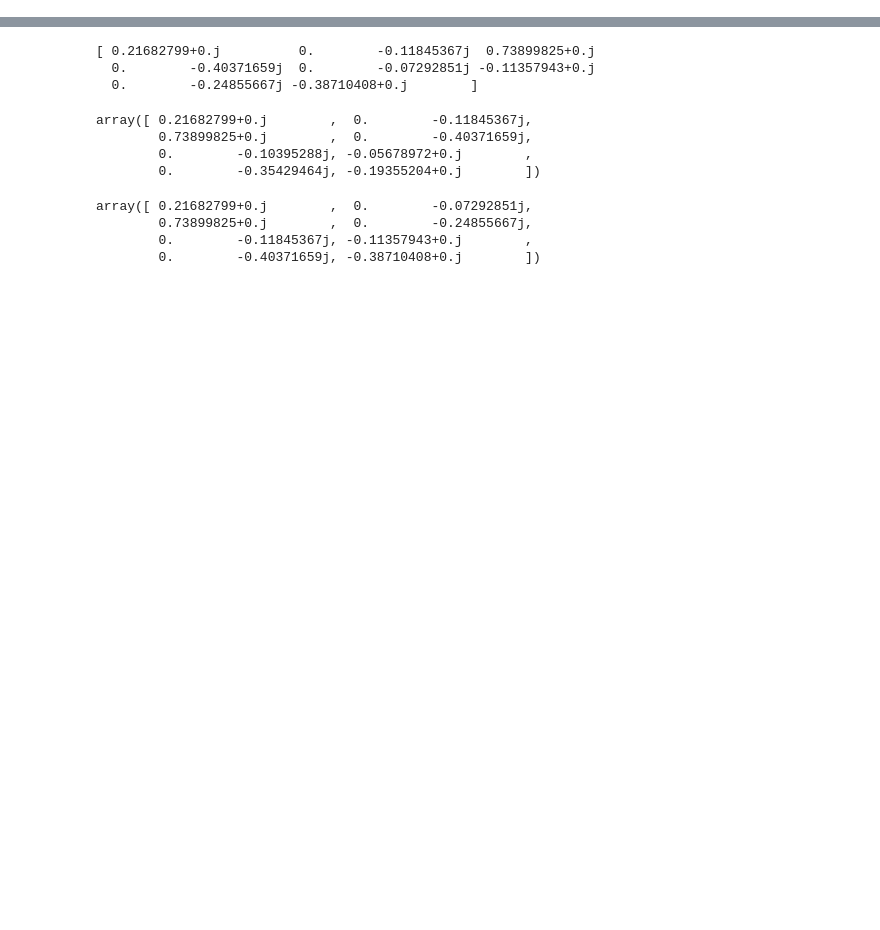
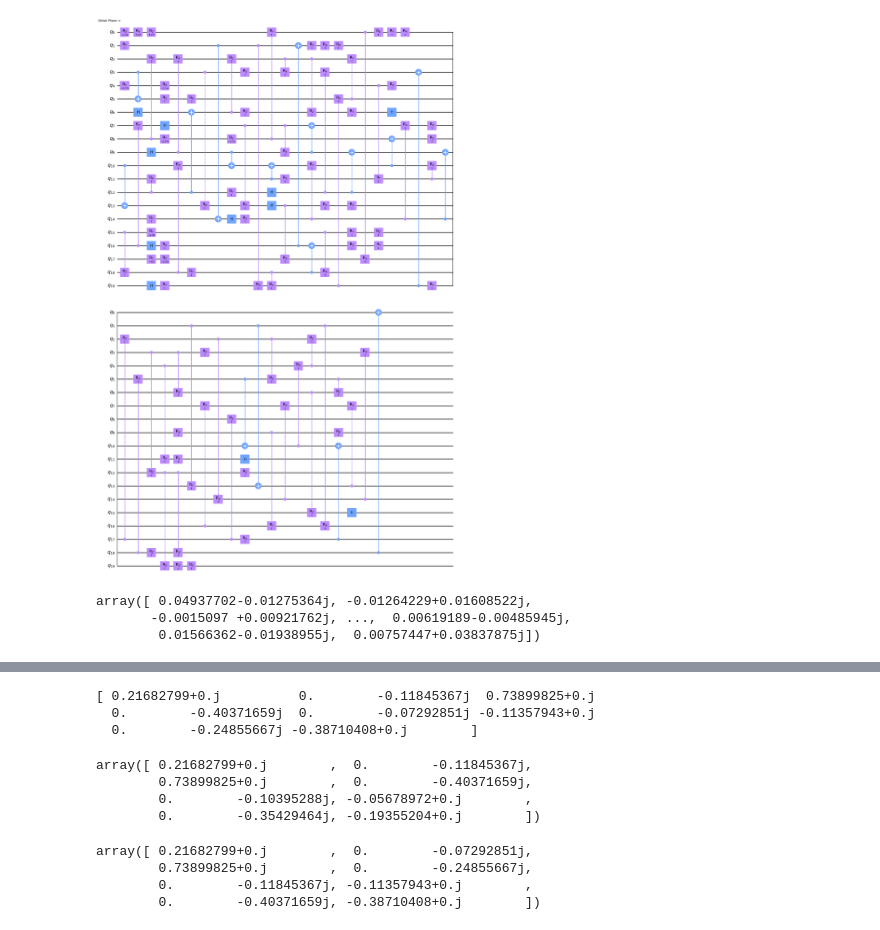
Before and after one commit to Zeusss9/fast-psr, a Jupyter notebook: entry.ipynb, the cells around one changed output, grey strips where cells are left out. Cells and saved outputs as stored; diff of their text form; code cells hidden in the pictures; blank space fills up the shorter version.

```diff
--- a/entry.ipynb
+++ b/entry.ipynb
@@ -145,5 +21,0 @@ The autoreload extension is already loaded. To reload it, use:
-# %%
-from qoop.core import ansatz
-qc = ansatz.Walltoall_zxz(4, 200)
-qc = qc.assign_parameters([1] * qc.num_parameters)
-state = qi.Statevector.from_instruction(qc)
@@ -187,0 +58,17 @@ test_state = result @ constant.state0(num_qubits)
+# %%
+from qiskit.providers.basicaer import QasmSimulatorPy
+backend = QasmSimulatorPy()
+qc_basis = qiskit.transpile(qc, backend, optimization_level = 1,
+    basis_gates=['h', 'cx',
+                'rx','ry','rz',
+                'crx','cry','crz'])
+qc_basis.draw('mpl')
+# %% [output]
+[figure, added]
+# %%
+state = qi.Statevector.from_instruction(qc)
+state.data
+# %% [output]
+array([ 0.04937702-0.01275364j, -0.01264229+0.01608522j,
+       -0.0015097 +0.00921762j, ...,  0.00619189-0.00485945j,
+        0.01566362-0.01938955j,  0.00757447+0.03837875j])
```
Also changed, not shown: parts of 13 cells of this notebook, 18 other files.
